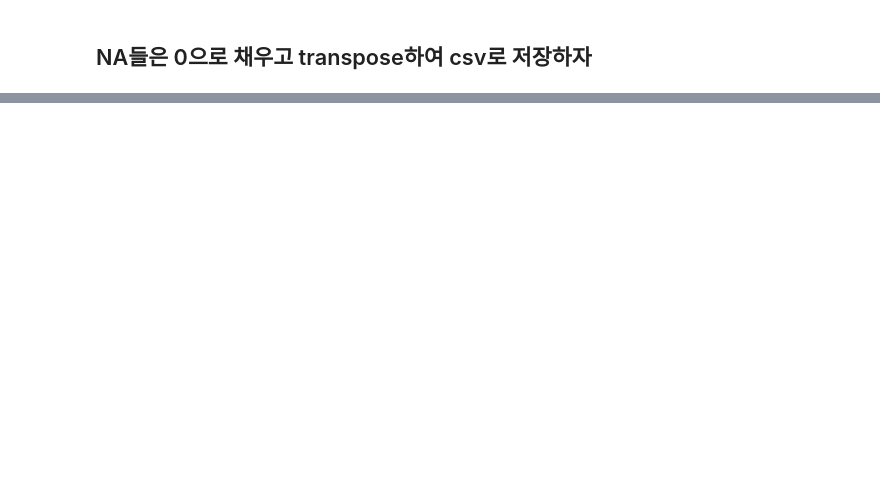
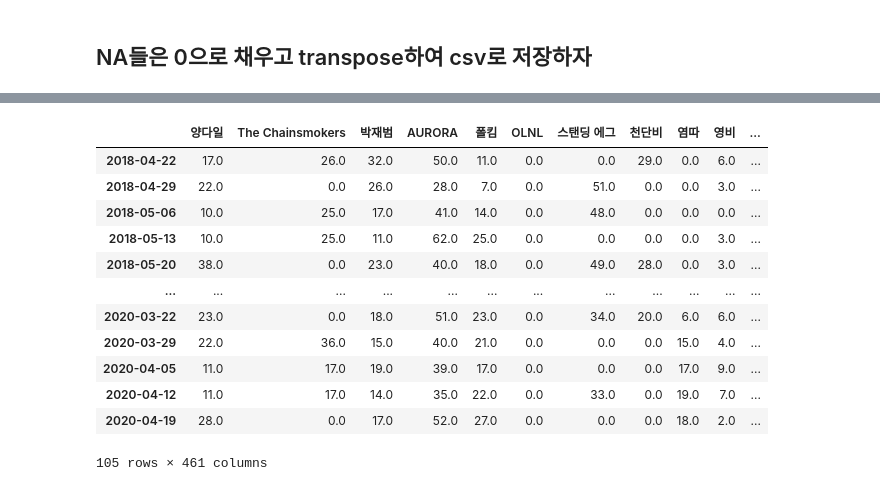
Before and after one commit to YooGunWook/1nurse4stat, a Jupyter notebook: 코드/googletrend크롤링.ipynb, the cells around one changed output, grey strips where cells are left out. Drawn from its saved outputs; the diff is of its cells as text; code cells hidden in the pictures; blank space fills up the shorter version.

Commit message:
googletrend크롤링 수정

```diff
--- a/코드/googletrend크롤링.ipynb
+++ b/코드/googletrend크롤링.ipynb
@@ -212,7 +128,7 @@ singertrenddf
 # %% [markdown]
 ## 띄어쓰기 차이로 크롤링되지 않은 가수들이 있다. 추가해주자.
 # %%
-names = singertrenddf.columns.tolist()
+names = singertrenddf.index.tolist()
 # %%
 uncrawled = []
 for i in range(0, len(singer)):
@@ -271,7 +187,7 @@ for i in np.arange(0,len(uncrawledsinger)):
 
     pytrend = TrendReq(tz = 480,retries = 4, geo='KR', backoff_factor=0.05)
 
-    pytrend.build_payload(kw_list=[response[i]], timeframe='2019-06-01 2020-04-19',   geo="KR")
+    pytrend.build_payload(kw_list=[response[i]], timeframe='2018-04-22 2020-04-25',   geo="KR")
 
     singertrendtemp = pytrend.interest_over_time()
 
@@ -287,6 +203,6 @@ for i in range(0, len(uncrawled_name)):
 # %%
 uncrawledartist.index = uncrawled_name
 # %%
-singertrenddf = singertrenddf.append(uncrawledartist)
+googletrend = singertrenddf.append(uncrawledartist)
 # %% [markdown]
 ## NA들은 0으로 채우고 transpose하여 csv로 저장하자
@@ -309,3 +225,19 @@ singertrenddf.fillna(0)
 # %%
-singertrenddf = np.transpose(singertrenddf)
+googletrend = np.transpose(googletrend)
+# %%
+googletrend
+# %% [output]
+|  | 양다일 | The Chainsmokers | 박재범 | AURORA | 폴킴 | OLNL | 스탠딩 에그 | 천단비 | 염따 | 영비 | ... |
+| 2018-04-22 | 17.0 | 26.0 | 32.0 | 50.0 | 11.0 | 0.0 | 0.0 | 29.0 | 0.0 | 6.0 | ... |
+| 2018-04-29 | 22.0 | 0.0 | 26.0 | 28.0 | 7.0 | 0.0 | 51.0 | 0.0 | 0.0 | 3.0 | ... |
+| 2018-05-06 | 10.0 | 25.0 | 17.0 | 41.0 | 14.0 | 0.0 | 48.0 | 0.0 | 0.0 | 0.0 | ... |
+| 2018-05-13 | 10.0 | 25.0 | 11.0 | 62.0 | 25.0 | 0.0 | 0.0 | 0.0 | 0.0 | 3.0 | ... |
+| 2018-05-20 | 38.0 | 0.0 | 23.0 | 40.0 | 18.0 | 0.0 | 49.0 | 28.0 | 0.0 | 3.0 | ... |
+| ... | ... | ... | ... | ... | ... | ... | ... | ... | ... | ... | ... |
+| 2020-03-22 | 23.0 | 0.0 | 18.0 | 51.0 | 23.0 | 0.0 | 34.0 | 20.0 | 6.0 | 6.0 | ... |
+| 2020-03-29 | 22.0 | 36.0 | 15.0 | 40.0 | 21.0 | 0.0 | 0.0 | 0.0 | 15.0 | 4.0 | ... |
+| 2020-04-05 | 11.0 | 17.0 | 19.0 | 39.0 | 17.0 | 0.0 | 0.0 | 0.0 | 17.0 | 9.0 | ... |
+| 2020-04-12 | 11.0 | 17.0 | 14.0 | 35.0 | 22.0 | 0.0 | 33.0 | 0.0 | 19.0 | 7.0 | ... |
+| 2020-04-19 | 28.0 | 0.0 | 17.0 | 52.0 | 27.0 | 0.0 | 0.0 | 0.0 | 18.0 | 2.0 | ... |
+105 rows × 461 columns
 # %%
```
Also changed, not shown: parts of 18 cells of this notebook.
